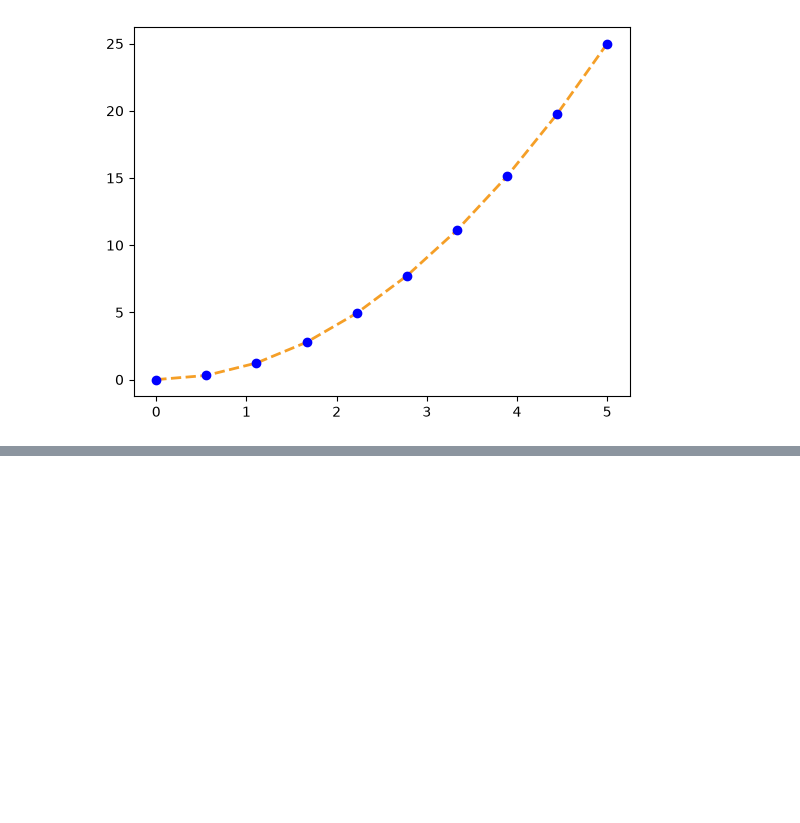
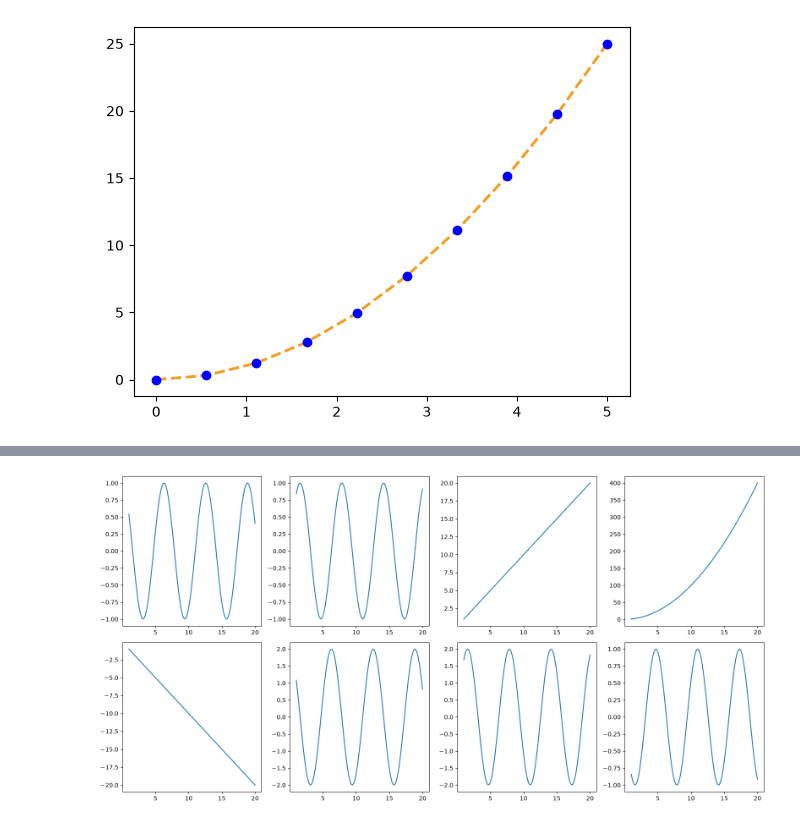
Before and after one commit to edex10ed-source/01-python-intro, a Jupyter notebook: notebooks/27_14082026_matplotlib.ipynb, the cells around one changed output, grey strips where cells are left out. Saved outputs shown, nothing was run; the diff lists cells and outputs as text; code cells hidden in the pictures; blank space fills up the shorter version.

```diff
--- a/notebooks/27_14082026_matplotlib.ipynb
+++ b/notebooks/27_14082026_matplotlib.ipynb
@@ -48,0 +77,22 @@ plt.plot(x, y, color="#F59F27", linestyle='--', linewidth=2, marker='o', markere
+# %%
+import numpy as np
+import matplotlib.pyplot as plt
+
+x = np.linspace(1, 20, 100)
+
+dashboard, axes = plt.subplots(2, 4, figsize=(16, 8))
+
+axes[0, 0].plot(x, np.cos(x))
+axes[0, 1].plot(x, np.sin(x))
+axes[0, 2].plot(x, x)
+axes[0, 3].plot(x, x**2)
+
+axes[1, 0].plot(x, -x)
+axes[1, 1].plot(x, np.cos(x) * 2)
+axes[1, 2].plot(x, np.sin(x) * 2)
+axes[1, 3].plot(x, -np.sin(x))
+
+dashboard.tight_layout()
+plt.show()
+# %% [output]
+[figure, added]
```
Also changed, not shown: parts of 4 cells of this notebook, 6 other files.
